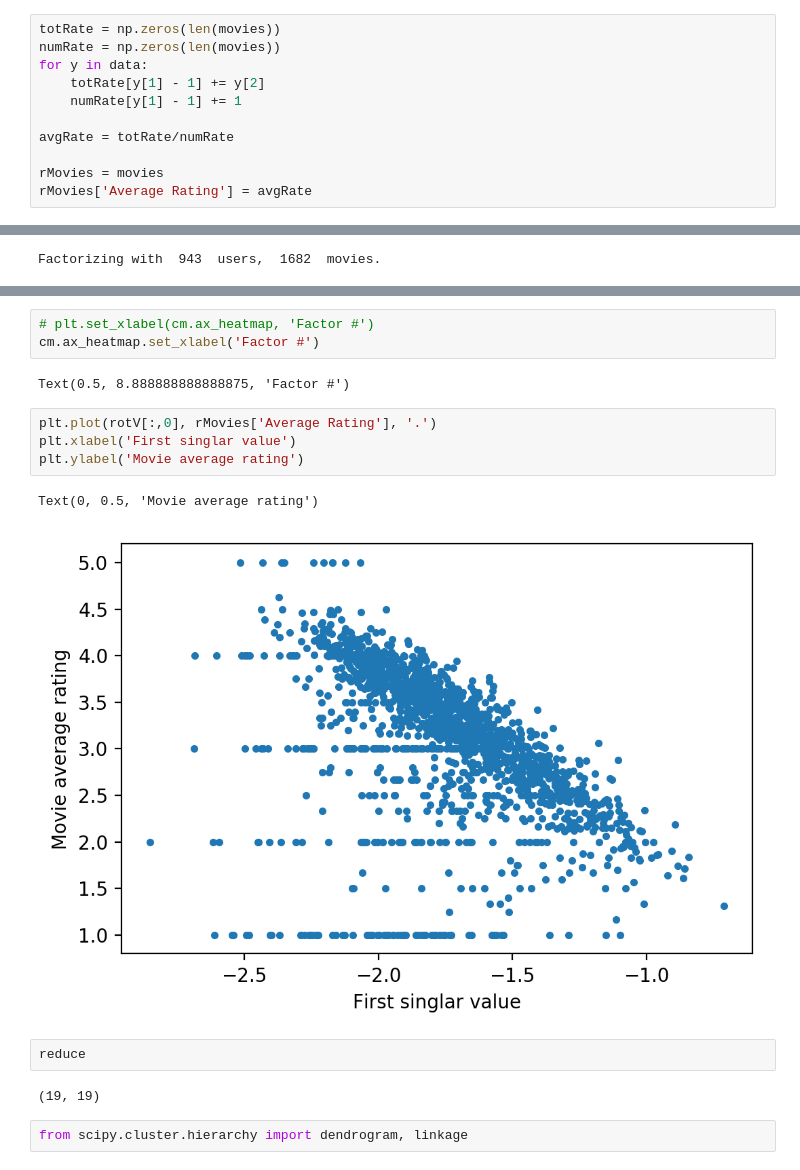
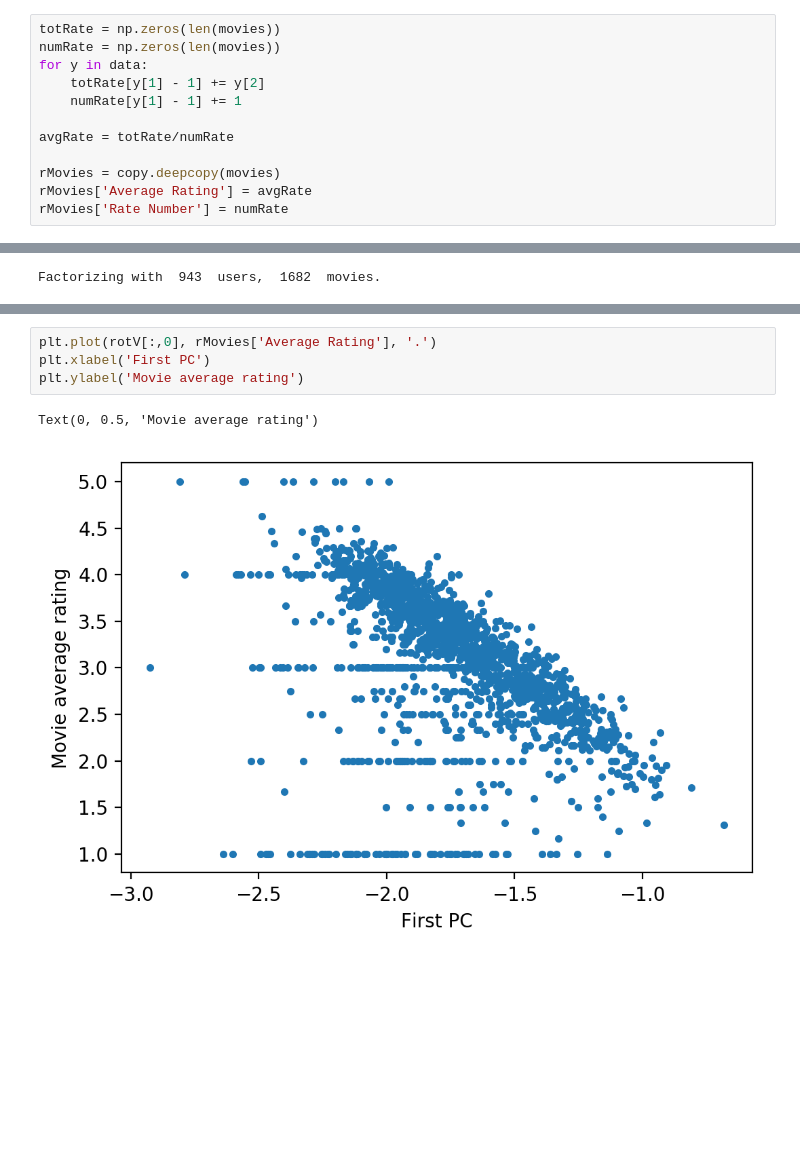
Before and after one commit to LiyinHe/CS155_project2, a Jupyter notebook: Basic_Learn_YM.ipynb, the cells around one changed output, grey strips where cells are left out. Saved outputs shown, nothing was run; the diff lists cells and outputs as text; blank space fills up the shorter version.

```diff
--- a/Basic_Learn_YM.ipynb
+++ b/Basic_Learn_YM.ipynb
@@ -47,8 +49,9 @@ for y in data:
 
 avgRate = totRate/numRate
 
-rMovies = movies
+rMovies = copy.deepcopy(movies)
 rMovies['Average Rating'] = avgRate
+rMovies['Rate Number'] = numRate
 # %%
 genreCorr = np.corrcoef(np.array(movies.iloc[:, 2:-2]).T)
 fig, ax = plt.subplots(1, 1, figsize=(5, 4))
@@ -121,18 +124,7 @@ Text(0.5, 68.99999999999991, 'Factor #')
-# %%
-# plt.set_xlabel(cm.ax_heatmap, 'Factor #')
-cm.ax_heatmap.set_xlabel('Factor #')
-# %% [output]
-Text(0.5, 8.888888888888875, 'Factor #')
 # %%
 plt.plot(rotV[:,0], rMovies['Average Rating'], '.')
-plt.xlabel('First singlar value')
+plt.xlabel('First PC')
 plt.ylabel('Movie average rating')
 # %% [output]
 Text(0, 0.5, 'Movie average rating')
-[figure, old version]
+[figure, new version]
-# %%
-reduce
-# %% [output]
-(19, 19)
-# %%
-from scipy.cluster.hierarchy import dendrogram, linkage
```
Also changed, not shown: parts of 12 cells of this notebook.
